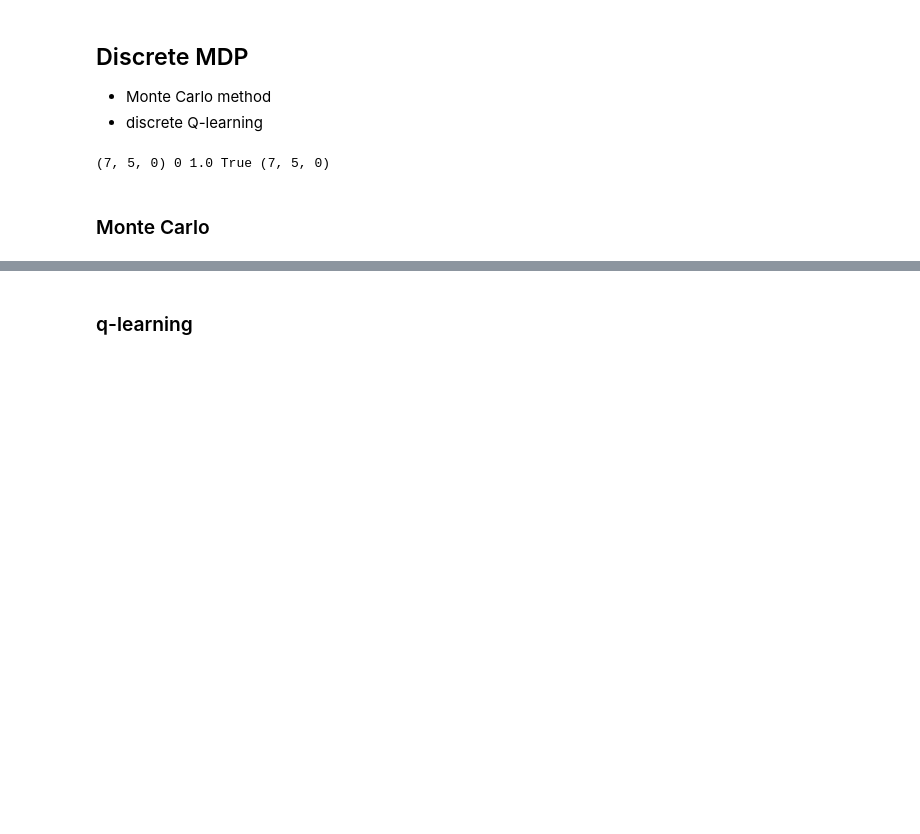
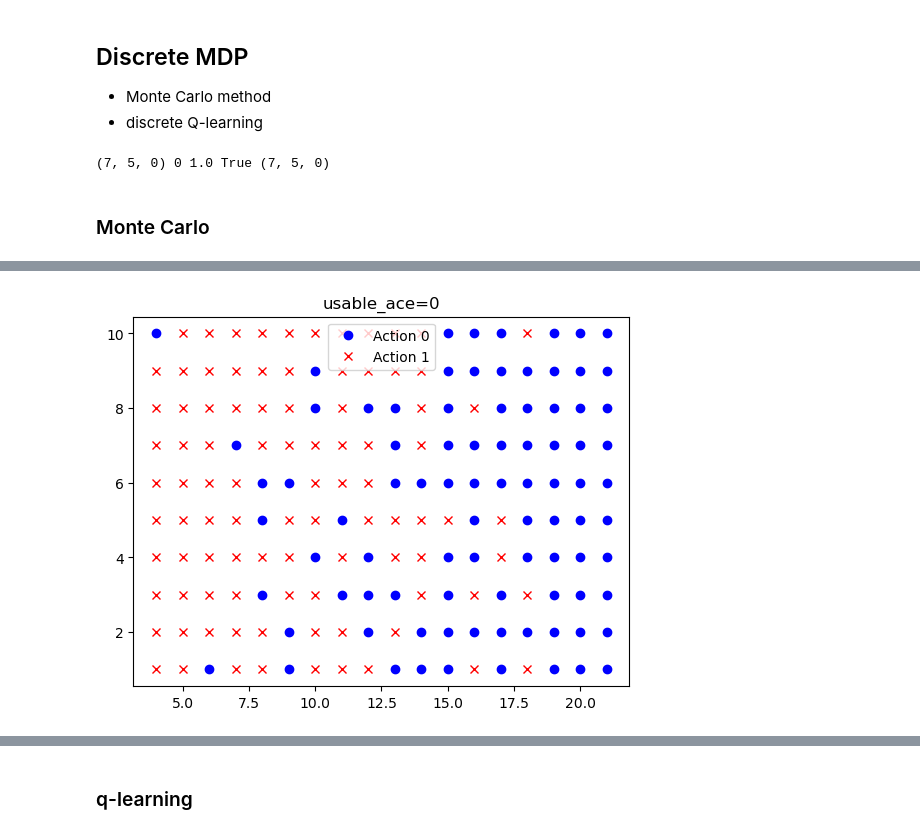
Before and after one commit to ajwkim/NSM_PDL, a Jupyter notebook: PDL_Python.ipynb, the cells around one changed output, grey strips where cells are left out. Saved outputs shown, nothing was run; the diff lists cells and outputs as text; code cells hidden in the pictures; blank space fills up the shorter version.

```diff
--- a/PDL_Python.ipynb
+++ b/PDL_Python.ipynb
@@ -3096,0 +3177,23 @@ while not done:
+# %%
+from collections import defaultdict
+
+def action_region(usable_ace=0):
+    states = defaultdict(list)
+    for player in range(Q.shape[0]):
+        for dealer in range(Q.shape[1]):
+            if not N[player, dealer, usable_ace].any():
+                continue
+            action = greedy_policy((player, dealer, usable_ace))
+            states[action].append((player, dealer))
+
+    xs, ys = zip(*states[0])
+    plt.plot(xs, ys, 'bo', label='Action 0')
+    xs, ys = zip(*states[1])
+    plt.plot(xs, ys, 'rx', label='Action 1')
+    plt.title(f'usable_ace={usable_ace}')
+    plt.legend();
+    return states
+
+action_region();
+# %% [output]
+[figure, added]
```
Also changed, not shown: parts of 9 cells of this notebook.
